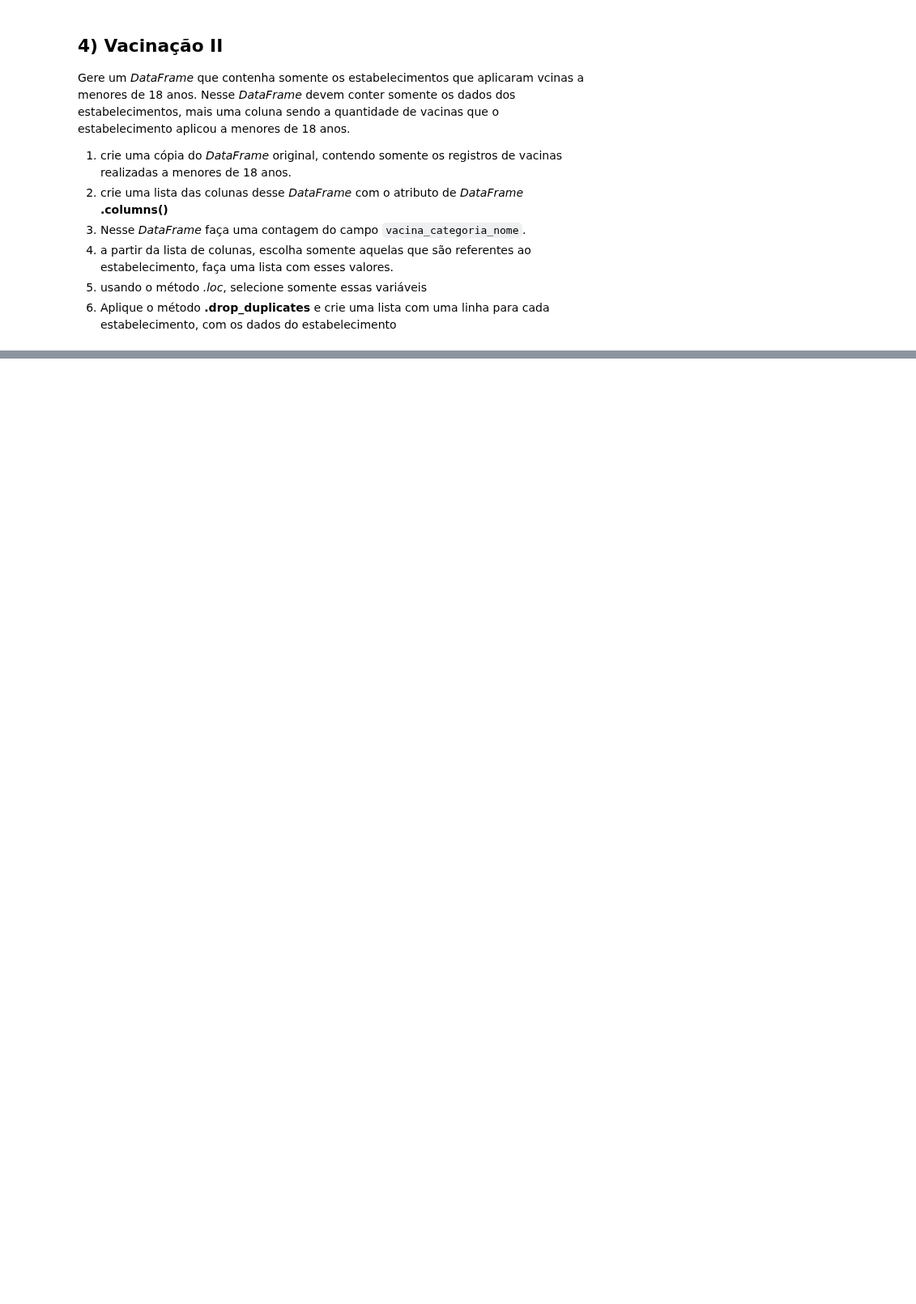
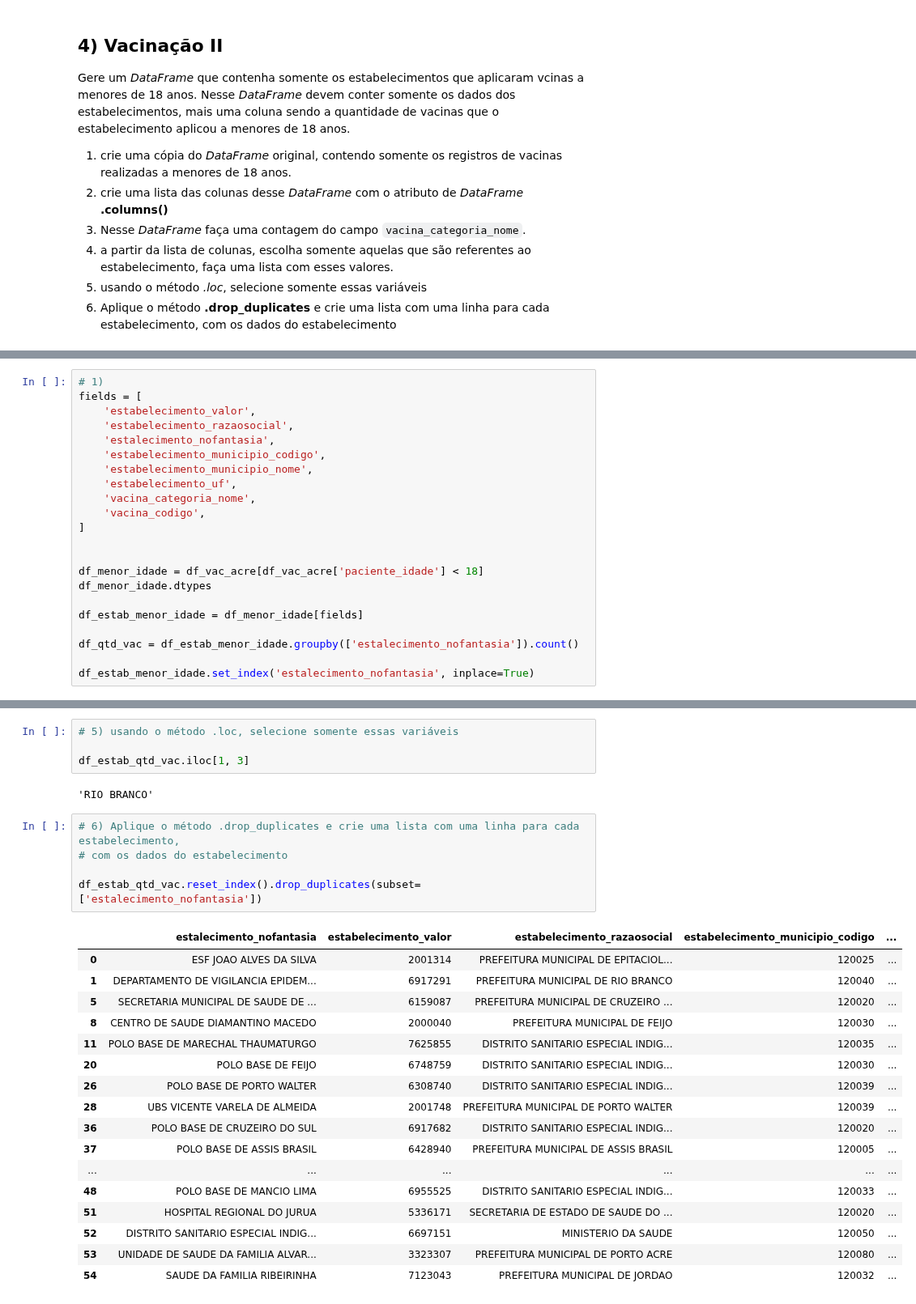
Before and after one commit to RaphaelfsOliveira/DataScience, a Jupyter notebook: EBAC Curso Ciência de Dados/Cientista de Dados/modulo_4_exercicios_2.ipynb, the cells around one changed output, grey strips where cells are left out. Shown at 81% size. Saved outputs shown, nothing was run; the diff lists cells and outputs as text; blank space fills up the shorter version.

```diff
--- a/EBAC Curso Ciência de Dados/Cientista de Dados/modulo_4_exercicios_2.ipynb
+++ b/EBAC Curso Ciência de Dados/Cientista de Dados/modulo_4_exercicios_2.ipynb
@@ -213,0 +282,22 @@ Gere um *DataFrame* que contenha somente os estabelecimentos que aplicaram vcina
+# %%
+# 1)
+fields = [
+    'estabelecimento_valor',
+    'estabelecimento_razaosocial',
+    'estalecimento_nofantasia',
+    'estabelecimento_municipio_codigo',
+    'estabelecimento_municipio_nome',
+    'estabelecimento_uf',
+    'vacina_categoria_nome',
+    'vacina_codigo',
+]
+
+
+df_menor_idade = df_vac_acre[df_vac_acre['paciente_idade'] < 18]
+df_menor_idade.dtypes
+
+df_estab_menor_idade = df_menor_idade[fields]
+
+df_qtd_vac = df_estab_menor_idade.groupby(['estalecimento_nofantasia']).count()
+
+df_estab_menor_idade.set_index('estalecimento_nofantasia', inplace=True)
@@ -221,0 +378,29 @@ Gere um *DataFrame* que contenha somente os estabelecimentos que aplicaram vcina
+# %%
+# 5) usando o método .loc, selecione somente essas variáveis
+
+df_estab_qtd_vac.iloc[1, 3]
+# %% [output]
+'RIO BRANCO'
+# %%
+# 6) Aplique o método .drop_duplicates e crie uma lista com uma linha para cada estabelecimento,
+# com os dados do estabelecimento
+
+df_estab_qtd_vac.reset_index().drop_duplicates(subset=['estalecimento_nofantasia'])
+# %% [output]
+|  | estalecimento_nofantasia | estabelecimento_valor | estabelecimento_razaosocial | estabelecimento_municipio_codigo | ... |
+| 0 | ESF JOAO ALVES DA SILVA | 2001314 | PREFEITURA MUNICIPAL DE EPITACIOL... | 120025 | ... |
+| 1 | DEPARTAMENTO DE VIGILANCIA EPIDEM... | 6917291 | PREFEITURA MUNICIPAL DE RIO BRANCO | 120040 | ... |
+| 5 | SECRETARIA MUNICIPAL DE SAUDE DE ... | 6159087 | PREFEITURA MUNICIPAL DE CRUZEIRO ... | 120020 | ... |
+| 8 | CENTRO DE SAUDE DIAMANTINO MACEDO | 2000040 | PREFEITURA MUNICIPAL DE FEIJO | 120030 | ... |
+| 11 | POLO BASE DE MARECHAL THAUMATURGO | 7625855 | DISTRITO SANITARIO ESPECIAL INDIG... | 120035 | ... |
+| 20 | POLO BASE DE FEIJO | 6748759 | DISTRITO SANITARIO ESPECIAL INDIG... | 120030 | ... |
+| 26 | POLO BASE DE PORTO WALTER | 6308740 | DISTRITO SANITARIO ESPECIAL INDIG... | 120039 | ... |
+| 28 | UBS VICENTE VARELA DE ALMEIDA | 2001748 | PREFEITURA MUNICIPAL DE PORTO WALTER | 120039 | ... |
+| 36 | POLO BASE DE CRUZEIRO DO SUL | 6917682 | DISTRITO SANITARIO ESPECIAL INDIG... | 120020 | ... |
+| 37 | POLO BASE DE ASSIS BRASIL | 6428940 | PREFEITURA MUNICIPAL DE ASSIS BRASIL | 120005 | ... |
+| ... | ... | ... | ... | ... | ... |
+| 48 | POLO BASE DE MANCIO LIMA | 6955525 | DISTRITO SANITARIO ESPECIAL INDIG... | 120033 | ... |
+| 51 | HOSPITAL REGIONAL DO JURUA | 5336171 | SECRETARIA DE ESTADO DE SAUDE DO ... | 120020 | ... |
+| 52 | DISTRITO SANITARIO ESPECIAL INDIG... | 6697151 | MINISTERIO DA SAUDE | 120050 | ... |
+| 53 | UNIDADE DE SAUDE DA FAMILIA ALVAR... | 3323307 | PREFEITURA MUNICIPAL DE PORTO ACRE | 120080 | ... |
+| 54 | SAUDE DA FAMILIA RIBEIRINHA | 7123043 | PREFEITURA MUNICIPAL DE JORDAO | 120032 | ... |
```
Also changed, not shown: parts of 21 cells of this notebook, 5 other files.
